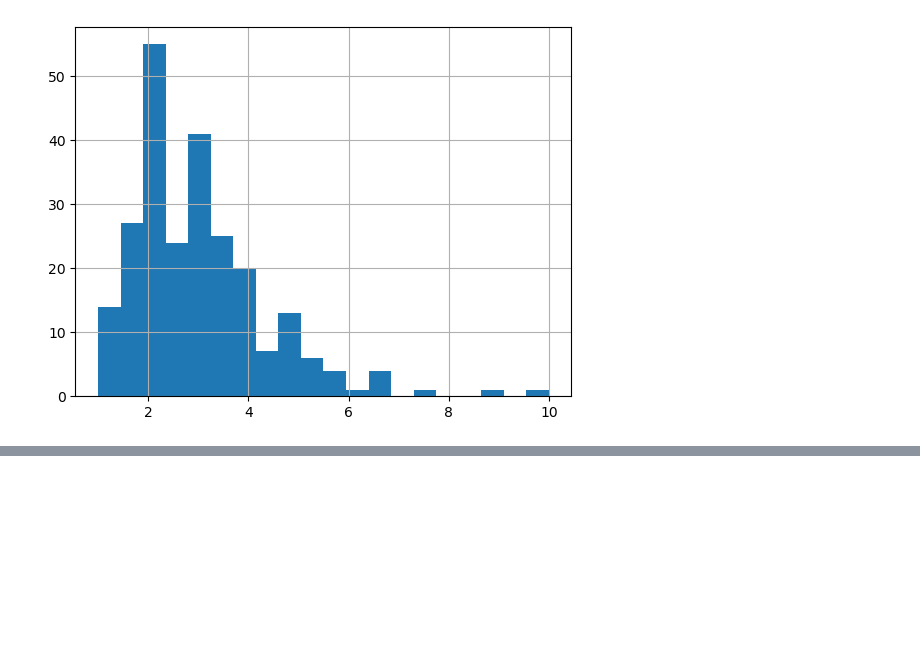
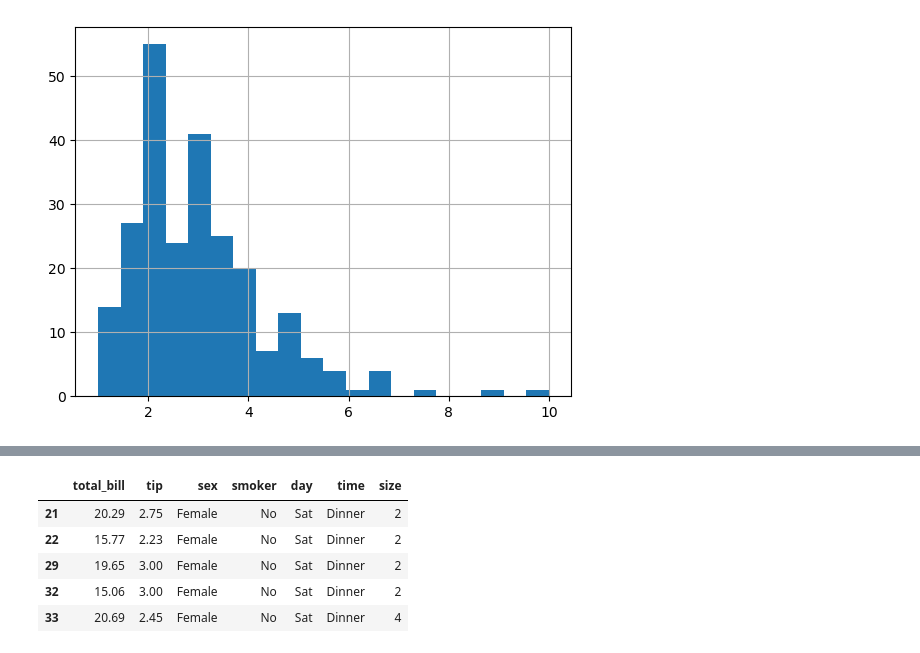
Before and after one commit to Dans182/jupyter-python, a Jupyter notebook: Daniel/20240415.ipynb, the cells around one changed output, grey strips where cells are left out. Saved outputs shown, nothing was run; the diff lists cells and outputs as text; code cells hidden in the pictures; blank space fills up the shorter version.

```diff
--- a/Daniel/20240415.ipynb
+++ b/Daniel/20240415.ipynb
@@ -491,0 +731,9 @@ tips.tip.hist(bins = 20);
+# %%
+tips[(tips.day == "Sat") & (tips.sex == "Female") & (tips.time == "Dinner")].head()
+# %% [output]
+|  | total_bill | tip | sex | smoker | day | time | size |
+| 21 | 20.29 | 2.75 | Female | No | Sat | Dinner | 2 |
+| 22 | 15.77 | 2.23 | Female | No | Sat | Dinner | 2 |
+| 29 | 19.65 | 3.00 | Female | No | Sat | Dinner | 2 |
+| 32 | 15.06 | 3.00 | Female | No | Sat | Dinner | 2 |
+| 33 | 20.69 | 2.45 | Female | No | Sat | Dinner | 4 |
```
Also changed, not shown: parts of 48 cells of this notebook.
